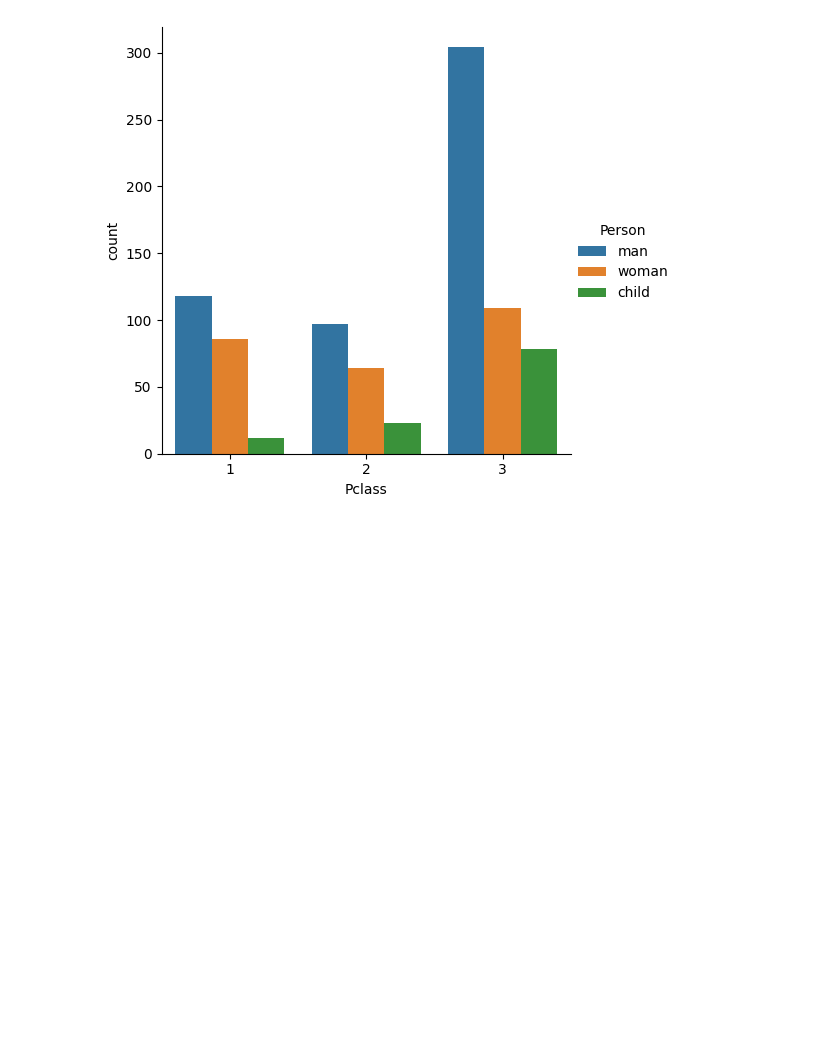
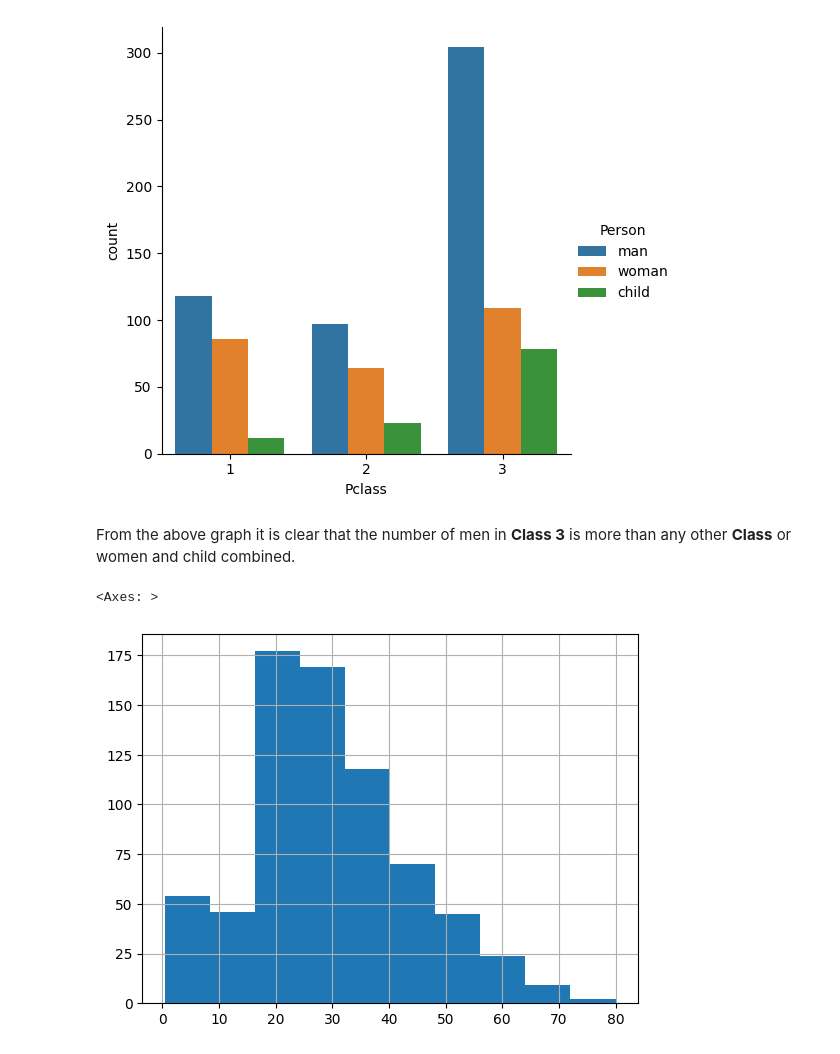
Before and after one commit to ShariarImroze/DS_ML_Portfolio, a Jupyter notebook: DS_codes/2_DS_exploratory_analysis.ipynb, the cells around one changed output. Drawn from its saved outputs; the diff is of its cells as text; code cells hidden in the pictures; blank space fills up the shorter version.

```diff
--- a/DS_codes/2_DS_exploratory_analysis.ipynb
+++ b/DS_codes/2_DS_exploratory_analysis.ipynb
@@ -118,3 +125,11 @@ sns.catplot(x='Pclass',data=titanic_df,hue='Person',kind='count')
 # %% [output]
 <seaborn.axisgrid.FacetGrid at 0x...>
 [figure]
+# %% [markdown]
+From the above graph it is clear that the number of men in __Class 3__ is more than any other __Class__ or women and child combined.
+# %%
+#Histogram to check the the distribution of passengers according to different age groups
+titanic_df['Age'].hist()
+# %% [output]
+<Axes: >
+[figure, added]
```
Also changed, not shown: parts of 3 cells of this notebook.
